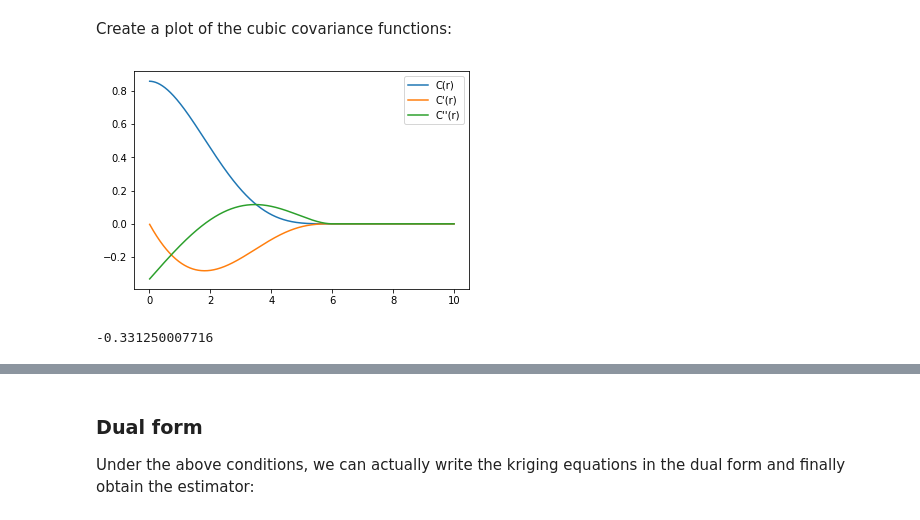
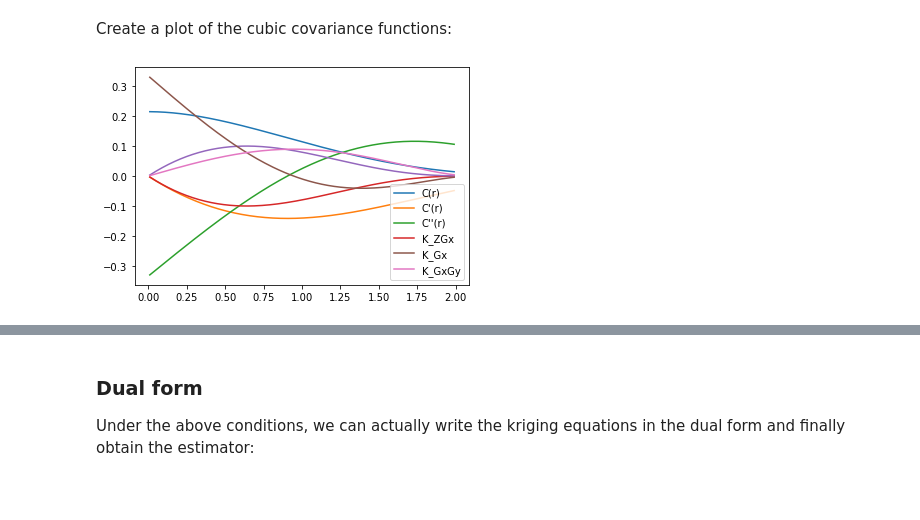
Before and after one commit to GeorgeLiang3/repository1, a Jupyter notebook: scalar_field_cokriging_minimal_example.ipynb, the cells around one changed output, grey strips where cells are left out. Saved outputs shown, nothing was run; the diff lists cells and outputs as text; code cells hidden in the pictures; blank space fills up the shorter version.

```diff
--- a/scalar_field_cokriging_minimal_example.ipynb
+++ b/scalar_field_cokriging_minimal_example.ipynb
@@ -123,38 +123,38 @@ import matplotlib.pyplot as plt
 # %%
 # define covariance functions (note: no nugget effect so far...):
 
-def K_Z(h, a=5.):
+def K_Z(h, a=25.):
     r = np.sqrt(h[0]**2 + h[1]**2)
     return np.exp(-(r/a)**2)
 
 # cross-cov space-grad
-def K_ZGx(h, a=5.):
+def K_ZGx(h, a=25.):
     """Note: requires the vector h!"""
     r = np.sqrt(h[0]**2 + h[1]**2)
     hx = h[0]
     return -2 * hx/a**2 * K_Z(h,a) * 5
 
-def K_ZGy(h, a=5.):
+def K_ZGy(h, a=25.):
     """Note: requires the vector h!"""
     r = np.sqrt(h[0]**2 + h[1]**2)
     hy = h[1]
     return -2 * hy/a**2 * K_Z(h,a) * 5
 
 # cov grad
-def K_Gx(h, a=5.):
+def K_Gx(h, a=25.):
     """Note: requires the vector h!"""
     r = np.sqrt(h[0]**2 + h[1]**2)
     hx = h[0]
     return (2/a**2 - 4 * hx**2/a**4) * K_Z(h,a)* 5
 
-def K_Gy(h, a=5.):
+def K_Gy(h, a=25.):
     """Note: requires the vector h!"""
     r = np.sqrt(h[0]**2 + h[1]**2)
     hy = h[1]
     return (2/a**2 - 4 * hy**2/a**4) * K_Z(h,a)* 5
 
 # cross-cov grad
-def K_GxGy(h, a=5.):
+def K_GxGy(h, a=25.):
     """Note: requires the vector h!"""
     r = np.sqrt(h[0]**2 + h[1]**2)
     hx = h[0]
@@ -164,7 +164,7 @@ def K_GxGy(h, a=5.):
 
 # From Miguel's prototype notebooks
 
-def cov_cubic_f(r, a = 6):
+def cov_cubic_f(r, a = 3):
     c_o = a**2/14/3
     if r > a:
         ans_d0 = 0
@@ -175,7 +175,7 @@ def cov_cubic_f(r, a = 6):
 
 cov_cubic_f = np.vectorize(cov_cubic_f)
 
-def cov_cubic_d1_f(r, a = 6.):
+def cov_cubic_d1_f(r, a = 3.):
     c_o = a**2/14/3
     if r>a:
         ans_d1 = 0
@@ -185,7 +185,7 @@ def cov_cubic_d1_f(r, a = 6.):
 
 cov_cubic_d1_f = np.vectorize(cov_cubic_d1_f)
 
-def cov_cubic_d2_f(r, a = 6):
+def cov_cubic_d2_f(r, a = 3.):
     c_o = a**2/14/3
     if r>a:
         ans_d2 = 0
@@ -203,6 +203,7 @@ def K_Z(h):
     r = np.sqrt(h[0]**2 + h[1]**2)
     return cov_cubic_f(r)
 
+
 # cross-cov space-grad
 def K_ZGx(h):
     """Note: requires the vector h!"""
@@ -210,7 +211,8 @@ def K_ZGx(h):
     hx = h[0]
     return -hx/r * cov_cubic_d1_f(r)
 
-def K_ZGy(h, a=5.):
+
+def K_ZGy(h, a=1.):
     """Note: requires the vector h!"""
     r = np.sqrt(h[0]**2 + h[1]**2)
     hy = h[1]
@@ -226,6 +228,7 @@ def K_Gx(h):
     else:
         return (hx**2/r**3 - 1/r) * cov_cubic_d1_f(r) - (hx/r)**2 * cov_cubic_d2_f(r)
 
+
 def K_Gy(h):
     """Note: requires the vector h!"""
     r = np.sqrt(h[0]**2 + h[1]**2)
@@ -236,7 +239,7 @@ def K_Gy(h):
         return (hy**2/r**3 - 1/r) * cov_cubic_d1_f(r) - (hy/r)**2 * cov_cubic_d2_f(r)
 
 # cross-cov grad
-def K_GxGy(h, a=5.):
+def K_GxGy(h):
     """Note: requires the vector h!"""
     r = np.sqrt(h[0]**2 + h[1]**2)
     hx = h[0]
@@ -248,25 +251,21 @@ def K_GxGy(h, a=5.):
 # %% [markdown]
 Create a plot of the cubic covariance functions:
 # %%
-rs = np.arange(0.01,10,0.01)
+rs = np.arange(0.01,2,0.01)
 hs = np.vstack([-rs, rs]).transpose()
 # determine h-vectors:
 v1 = cov_cubic_f(rs)
 # for h vector: use 45 degrees/ [1,1]-direction with increasing distance
 plt.plot(rs, v1, label='C(r)')
 plt.plot(rs, cov_cubic_d1_f(rs), label='C\'(r)')
 plt.plot(rs, cov_cubic_d2_f(rs), label='C\'\'(r)')
 
-# v2 = [K_ZGx(h) for h in hs]
-# plt.plot(rs, v2, label='K_ZGx')
-# plt.plot(rs, K_ZGy(rs))
-# plt.plot(rs, [K_Gx(h) for h in hs], label='K_Gx')
-# plt.plot(rs, [K_GxGy(h) for h in hs], label='K_GxGy')
+v2 = [K_ZGx(h) for h in hs]
+plt.plot(rs, v2, label='K_ZGx')
+plt.plot(rs, [K_ZGy(h) for h in hs])
+plt.plot(rs, [K_Gx(h) for h in hs], label='K_Gx')
+plt.plot(rs, [K_GxGy(h) for h in hs], label='K_GxGy')
 plt.legend(loc='best')
 plt.show()
 # %% [output]
-[figure, old version]
+[figure, new version]
-# %%
-print(cov_cubic_d2_f(rs)[0])
-# %% [output]
--0.331250007716
```
Also changed, not shown: parts of 55 cells of this notebook, 7 other files.
